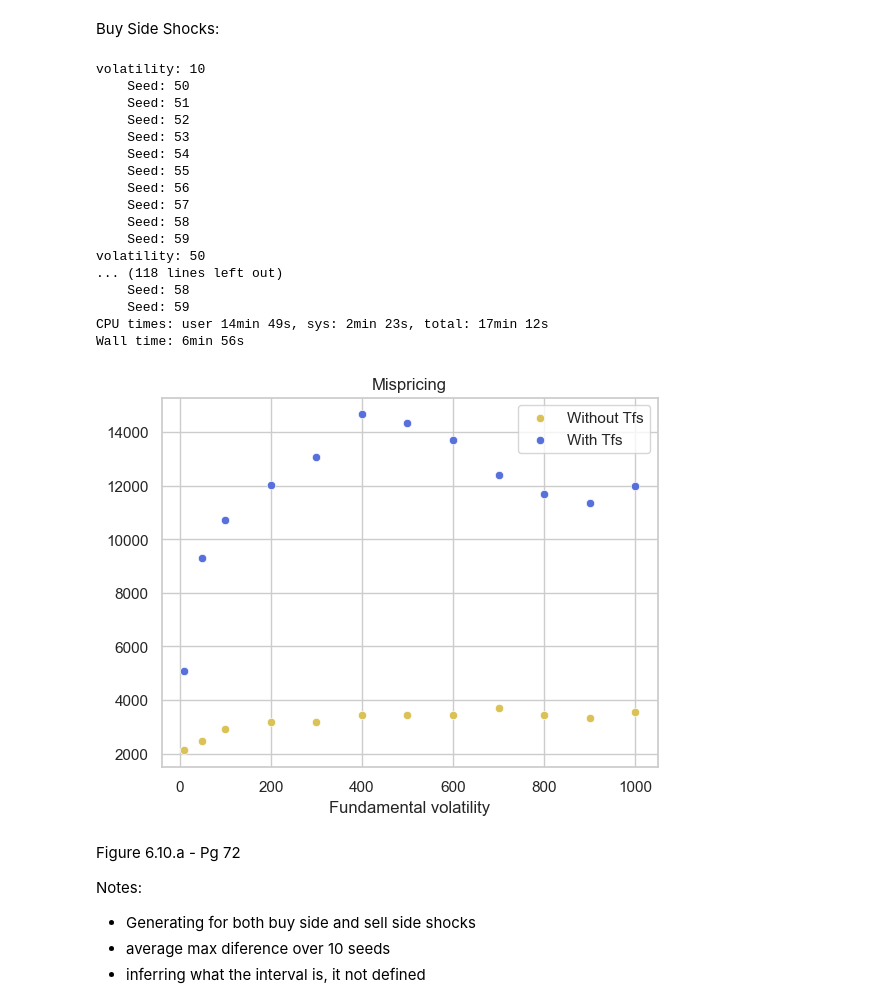
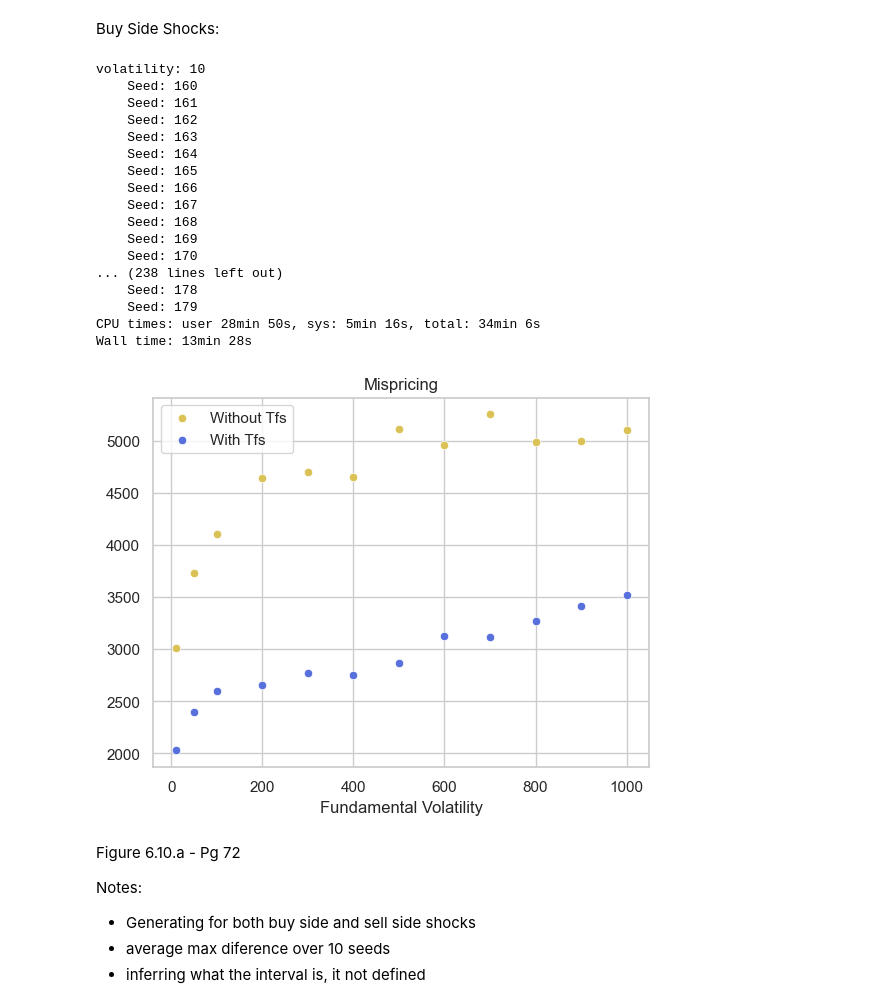
Before and after one commit to dipplestix/pymarketsim, a Jupyter notebook: recreation_6.5.ipynb, the cells around one changed output. Drawn from its saved outputs; the diff is of its cells as text; code cells hidden in the pictures.

```diff
--- a/recreation_6.5.ipynb
+++ b/recreation_6.5.ipynb
@@ -173,7 +178,7 @@ plot_trend = {}
 
 for volatility in [10, 50, 100, 200, 300, 400, 500, 600, 700, 800, 900, 1000]:
     print(f"volatility: {volatility}")
-    for seed in range(20, 30):
+    for seed in range(120, 140):
         print(f"    Seed: {seed}")
         sim_no_trend = ShockSimulator(
                 num_background_agents=66,
@@ -196,7 +201,7 @@ for volatility in [10, 50, 100, 200, 300, 400, 500, 600, 700, 800, 900, 1000]:
                 shock_interval = 125,
                 shock_volume = 50,
                 shock_side = BUY,
-                L = 4,
+                L = 5,
                 PI = 100.0,
                 texp = 50,
                 random_seed = seed,
@@ -238,7 +243,7 @@ for volatility in [10, 50, 100, 200, 300, 400, 500, 600, 700, 800, 900, 1000]:
                 shock_interval = 125,
                 shock_volume = 50,
                 shock_side = BUY,
-                L = 4,
+                L = 5,
                 PI = 100.0,
                 texp = 50,
                 random_seed = seed,
@@ -269,17 +274,15 @@ X_nt = []
 Y_nt = []
 
 for k, v in plot_no_trend.items():
-
     X_nt.append(k)
-    Y_nt.append(v / 10)
+    Y_nt.append(v / 20)
 
 X_t = []
 Y_t = []
 
 for k, v in plot_trend.items():
-
     X_t.append(k)
-    Y_t.append(v / 10)
+    Y_t.append(v / 20)
 
 sns.scatterplot(x=X_nt, y=Y_nt, color=palette[1], label="Without Tfs")
 sns.scatterplot(x=X_t, y=Y_t, color=palette[5], label="With Tfs")
@@ -477,7 +499,7 @@ plot_trend = {}
 
 for volatility in [10, 50, 100, 200, 300, 400, 500, 600, 700, 800, 900, 1000]:
     print(f"volatility: {volatility}")
-    for seed in range(50, 60):
+    for seed in range(160, 180):
         print(f"    Seed: {seed}")
         sim_no_trend = ShockSimulator(
                 num_background_agents=66,
@@ -491,7 +513,7 @@ for volatility in [10, 50, 100, 200, 300, 400, 500, 600, 700, 800, 900, 1000]:
                 shock_var = volatility,
                 q_max = 10,
                 pv_var = 1e6,
-                shade=[500, 1000],
+                shade=[1000, 1500],
                 obs_var = 1e6,
                 eta = 0.8,
                 observe_transactions = True,
@@ -500,7 +522,7 @@ for volatility in [10, 50, 100, 200, 300, 400, 500, 600, 700, 800, 900, 1000]:
                 shock_interval = 500,
                 shock_volume = 50,
                 shock_side = BUY,
-                L = 4,
+                L = 8,
                 PI = 100.0,
                 texp = 50,
                 random_seed = seed,
@@ -508,6 +530,7 @@ for volatility in [10, 50, 100, 200, 300, 400, 500, 600, 700, 800, 900, 1000]:
 
         _, _, _, f = sim_no_trend.run()
         prices_no_trend, times_no_trend = sim_no_trend.get_transaction_history()
+
 
         squared_diff_nt = []
 
@@ -535,7 +558,7 @@ for volatility in [10, 50, 100, 200, 300, 400, 500, 600, 700, 800, 900, 1000]:
                 shock_var = volatility,
                 q_max = 10,
                 pv_var = 1e6,
-                shade=[500, 1000],
+                shade=[1000, 1500],
                 obs_var = 1e6,
                 eta = 0.8,
                 observe_transactions = True,
@@ -544,7 +567,7 @@ for volatility in [10, 50, 100, 200, 300, 400, 500, 600, 700, 800, 900, 1000]:
                 shock_interval = 500,
                 shock_volume = 50,
                 shock_side = BUY,
-                L = 4,
+                L = 8,
                 PI = 100.0,
                 texp = 50,
                 random_seed = seed,
@@ -575,57 +598,54 @@ sns.set(style="whitegrid")
 palette = sns.color_palette("hls", 8)
 
 X_nt = []
 Y_nt = []
 
 for k, v in plot_no_trend.items():
-
     X_nt.append(k)
-    Y_nt.append(v / 10)
-    # print(k , v)
+    Y_nt.append(v / 20)
 
 
 X_t = []
 Y_t = []
 
 for k, v in plot_trend.items():
-
     X_t.append(k)
-    Y_t.append(v / 10)
+    Y_t.append(v / 20)
 
 sns.scatterplot(x=X_nt, y=Y_nt, color=palette[1], label="Without Tfs")
 sns.scatterplot(x=X_t, y=Y_t, color=palette[5], label="With Tfs")
 
 # Set plot labels and title
-plt.xlabel('Fundamental volatility')
+plt.xlabel('Fundamental Volatility')
 plt.ylabel('')
 plt.title('Mispricing')
 
 # Display legend
 plt.legend()
 
 base = "/Users/rishithseelam/Code/SURE-SRG/market-sim-py/results/fig_6.9.b/"
 
 # save plot
-plt.savefig(base + f"6.9.b_BUY.png")
+plt.savefig(base + f"6.9.b_BUY_changed3.png")
 # %% [output]
 volatility: 10
-    Seed: 50
-    Seed: 51
-    Seed: 52
-    Seed: 53
-    Seed: 54
-    Seed: 55
-    Seed: 56
-    Seed: 57
-    Seed: 58
-    Seed: 59
-volatility: 50
-... (118 lines left out)
-    Seed: 58
-    Seed: 59
-CPU times: user 14min 49s, sys: 2min 23s, total: 17min 12s
-Wall time: 6min 56s
+    Seed: 160
+    Seed: 161
+    Seed: 162
+    Seed: 163
+    Seed: 164
+    Seed: 165
+    Seed: 166
+    Seed: 167
+    Seed: 168
+    Seed: 169
+    Seed: 170
+... (238 lines left out)
+    Seed: 178
+    Seed: 179
+CPU times: user 28min 50s, sys: 5min 16s, total: 34min 6s
+Wall time: 13min 28s
-[figure, old version]
+[figure, new version]
 # %% [markdown]
 Figure 6.10.a - Pg 72
 
```
Also changed, not shown: parts of 3 cells of this notebook, 16 other files.
